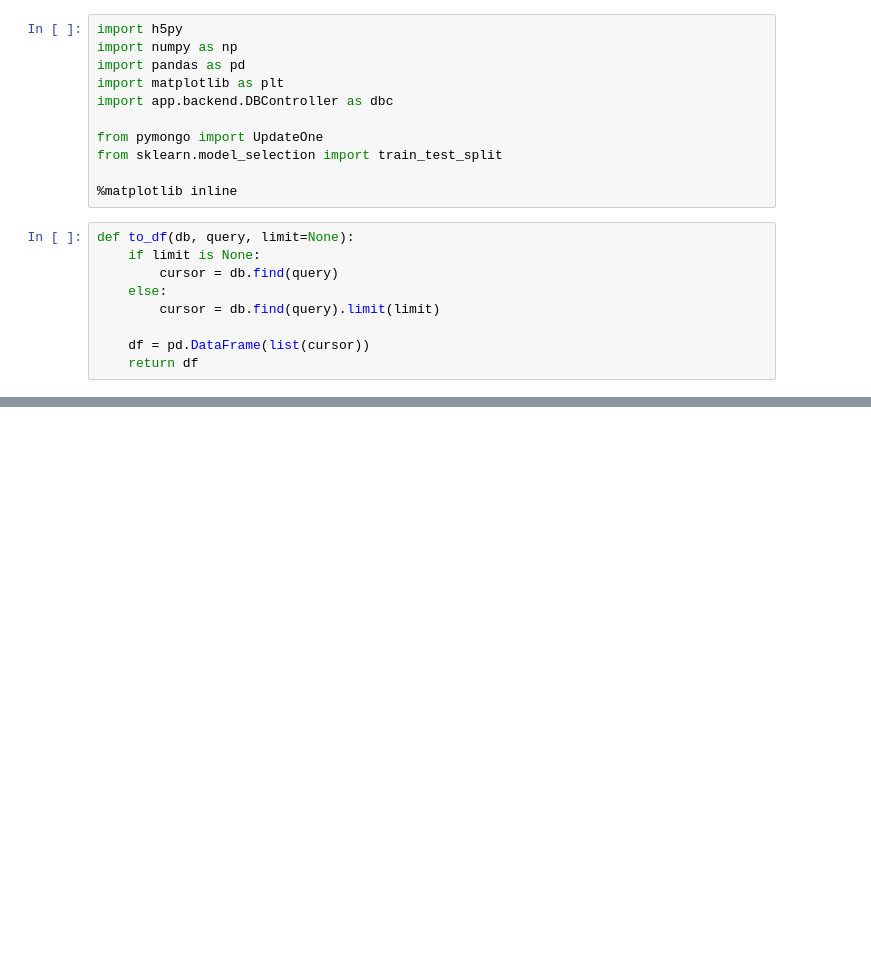
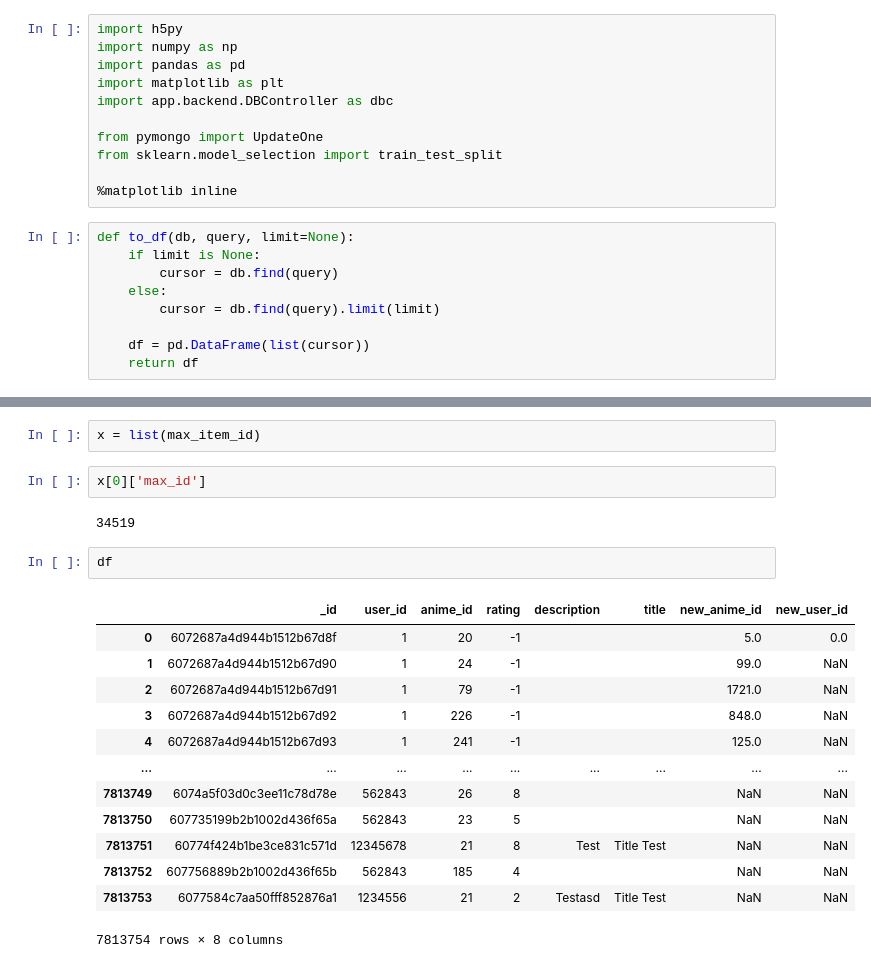
Before and after one commit to alyssajasminee/491B_AniMe, a Jupyter notebook: app/recommender_system/data_exploration.ipynb, the cells around one changed output, grey strips where cells are left out. Saved outputs shown, nothing was run; the diff lists cells and outputs as text; blank space fills up the shorter version.

Commit message:
Fixed recommendation list

```diff
--- a/app/recommender_system/data_exploration.ipynb
+++ b/app/recommender_system/data_exploration.ipynb
@@ -38,0 +107,22 @@ df = to_df(reviews_db, {})
+# %%
+x = list(max_item_id)
+# %%
+x[0]['max_id']
+# %% [output]
+34519
+# %%
+df
+# %% [output]
+|  | _id | user_id | anime_id | rating | description | title | new_anime_id | new_user_id |
+| 0 | 6072687a4d944b1512b67d8f | 1 | 20 | -1 |  |  | 5.0 | 0.0 |
+| 1 | 6072687a4d944b1512b67d90 | 1 | 24 | -1 |  |  | 99.0 | NaN |
+| 2 | 6072687a4d944b1512b67d91 | 1 | 79 | -1 |  |  | 1721.0 | NaN |
+| 3 | 6072687a4d944b1512b67d92 | 1 | 226 | -1 |  |  | 848.0 | NaN |
+| 4 | 6072687a4d944b1512b67d93 | 1 | 241 | -1 |  |  | 125.0 | NaN |
+| ... | ... | ... | ... | ... | ... | ... | ... | ... |
+| 7813749 | 6074a5f03d0c3ee11c78d78e | 562843 | 26 | 8 |  |  | NaN | NaN |
+| 7813750 | 607735199b2b1002d436f65a | 562843 | 23 | 5 |  |  | NaN | NaN |
+| 7813751 | 60774f424b1be3ce831c571d | 12345678 | 21 | 8 | Test | Title Test | NaN | NaN |
+| 7813752 | 607756889b2b1002d436f65b | 562843 | 185 | 4 |  |  | NaN | NaN |
+| 7813753 | 6077584c7aa50fff852876a1 | 1234556 | 21 | 2 | Testasd | Title Test | NaN | NaN |
+7813754 rows × 8 columns
```
Also changed, not shown: parts of 54 cells of this notebook, 2 other files.
